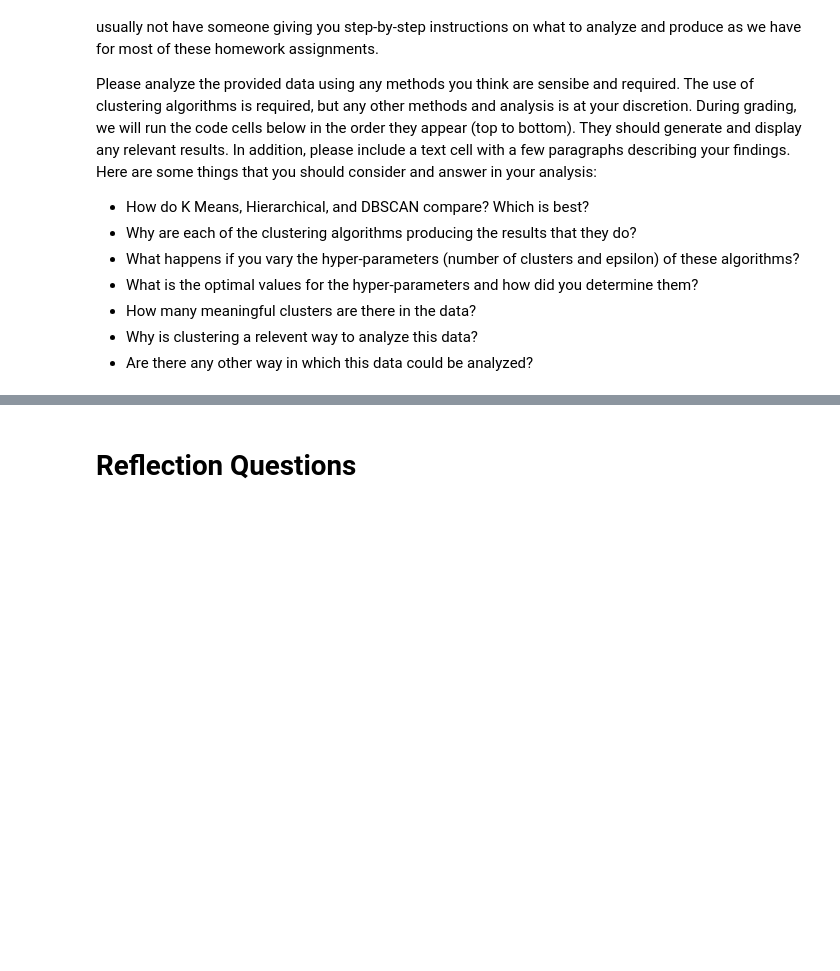
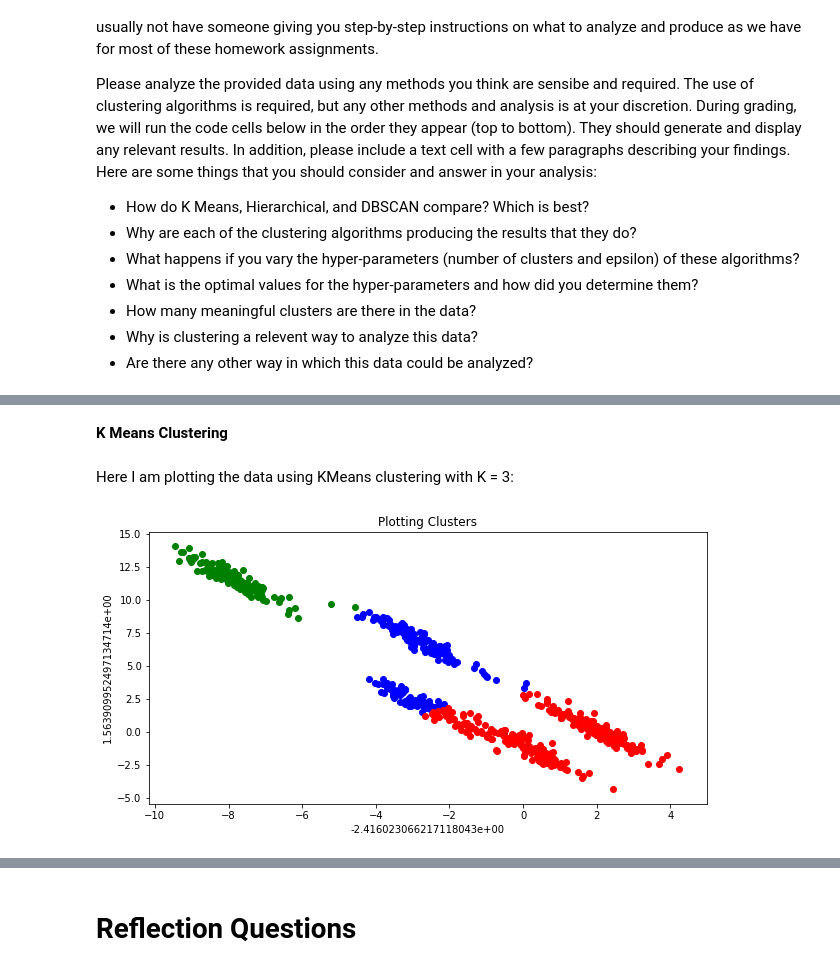
Before and after one commit to MuhammadM20/example-notebooks, a Jupyter notebook: UNIV_3360_Clustering_Homework.ipynb, the cells around one changed output, grey strips where cells are left out. Cells and saved outputs as stored; diff of their text form; code cells hidden in the pictures; blank space fills up the shorter version.

```diff
--- a/UNIV_3360_Clustering_Homework.ipynb
+++ b/UNIV_3360_Clustering_Homework.ipynb
@@ -218,0 +227,13 @@ data_path = "https://raw.githubusercontent.com/univ-3360-vu-smartcities/example-
+# %% [markdown]
+**K** **Means** **Clustering**
+# %% [markdown]
+Here I am plotting the data using KMeans clustering with K = 3:
+# %%
+k_means = KMeans(n_clusters=3, random_state=4)
+k_means.fit(unk_data)
+
+k_means_labels = k_means.labels_
+
+plot_cluster(unk_data, k_means_labels, "Plotting Clusters")
+# %% [output]
+[figure, added]
```
Also changed, not shown: parts of 14 cells of this notebook.
